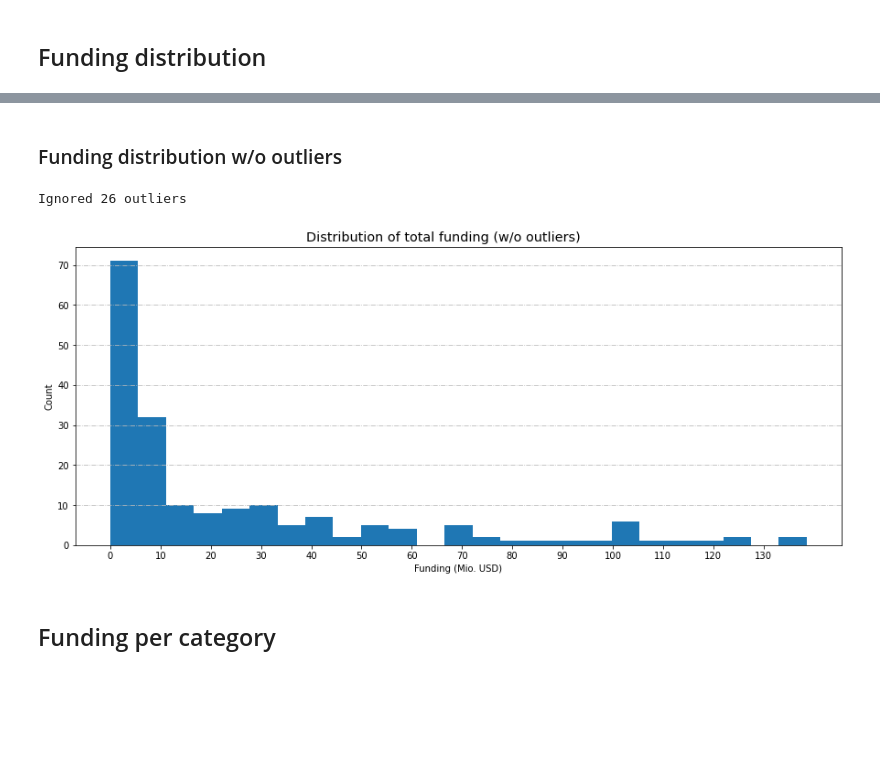
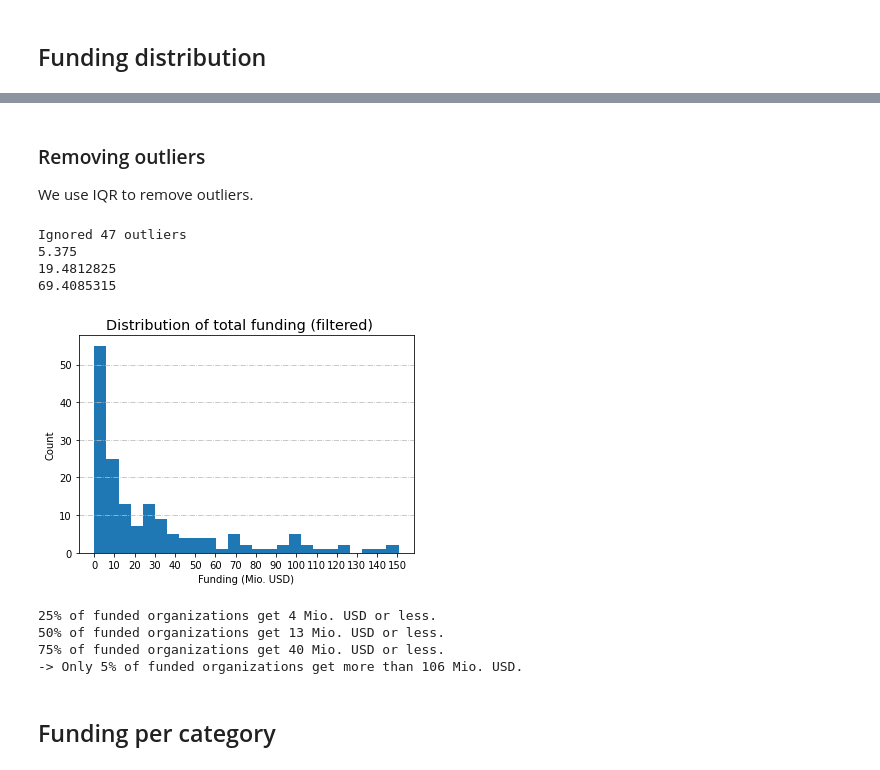
Before and after one commit to schmuecker/statistics-course, a Jupyter notebook: startup-analysis/fundings_analysis.ipynb, the cells around one changed output, grey strips where cells are left out. Saved outputs shown, nothing was run; the diff lists cells and outputs as text; code cells hidden in the pictures; blank space fills up the shorter version.

```diff
--- a/startup-analysis/fundings_analysis.ipynb
+++ b/startup-analysis/fundings_analysis.ipynb
@@ -56,31 +68,55 @@ plt.show()
-# %% [markdown]
-### Funding distribution w/o outliers
+# %% [markdown]
+### Removing outliers
+
+We use IQR to remove outliers.
 # %%
 # Remove outliers
-Q1 = df_companies['funding_total_usd'].quantile(0.25)
-Q3 = df_companies['funding_total_usd'].quantile(0.75)
+
+# Remove organizations w/o funding
+df_companies_o = df_companies[(df_companies['funding_total_usd'] > 0)]
+
+# Calculate IQR
+Q1 = df_companies_o['funding_total_usd'].quantile(0.25)
+Q3 = df_companies_o['funding_total_usd'].quantile(0.75)
 IQR = Q3 - Q1
-
 lower_bound = (Q1 - 1.5 * IQR)
 upper_bound = (Q3 + 1.5 * IQR)
-without_outlier = df_companies[(df_companies['funding_total_usd'] > lower_bound) & (
-    df_companies['funding_total_usd'] < upper_bound)]
 
-print('Ignored', len(df_companies) - len(without_outlier), 'outliers')
+without_outliers = df_companies_o[(df_companies_o['funding_total_usd'] > lower_bound) & (
+    df_companies_o['funding_total_usd'] < upper_bound)]
+
+print('Ignored', len(df_companies) - len(without_outliers), 'outliers')
 # %% [output]
-Ignored 26 outliers
+Ignored 47 outliers
+5.375
+19.4812825
+69.4085315
 # %%
-x = without_outlier['funding_total_usd'].dropna() / 1000000
+x = without_outliers['funding_total_usd'].dropna() / 1000000
 plt.hist(x, bins=25)
 plt.gca().yaxis.grid(True, linestyle="-.", color="#BBB")
 plt.xticks(np.arange(min(x), max(x)+1, 10.0))
 plt.ylabel('Count')
 plt.xlabel('Funding (Mio. USD)')
-plt.title("Distribution of total funding (w/o outliers)",
+plt.title("Distribution of total funding (filtered)",
           fontdict=None, position=[0.48, 1.05], size='x-large')
 plt.show()
+
+q_1 = without_outliers['funding_total_usd'].quantile(0.25) / 1000000
+q_2 = without_outliers['funding_total_usd'].quantile(0.5) / 1000000
+q_3 = without_outliers['funding_total_usd'].quantile(0.75) / 1000000
+q_95 = without_outliers['funding_total_usd'].quantile(0.95) / 1000000
+
+print('25% of funded organizations get', int(q_1), 'Mio. USD or less.')
+print('50% of funded organizations get', int(q_2), 'Mio. USD or less.')
+print('75% of funded organizations get', int(q_3), 'Mio. USD or less.')
+print('-> Only 5% of funded organizations get more than', int(q_95), 'Mio. USD.')
 # %% [output]
-[figure, old version]
+[figure, new version]
+25% of funded organizations get 4 Mio. USD or less.
+50% of funded organizations get 13 Mio. USD or less.
+75% of funded organizations get 40 Mio. USD or less.
+-> Only 5% of funded organizations get more than 106 Mio. USD.
 # %% [markdown]
 ## Funding per category
 # %%
```
Also changed, not shown: parts of 6 cells of this notebook.
